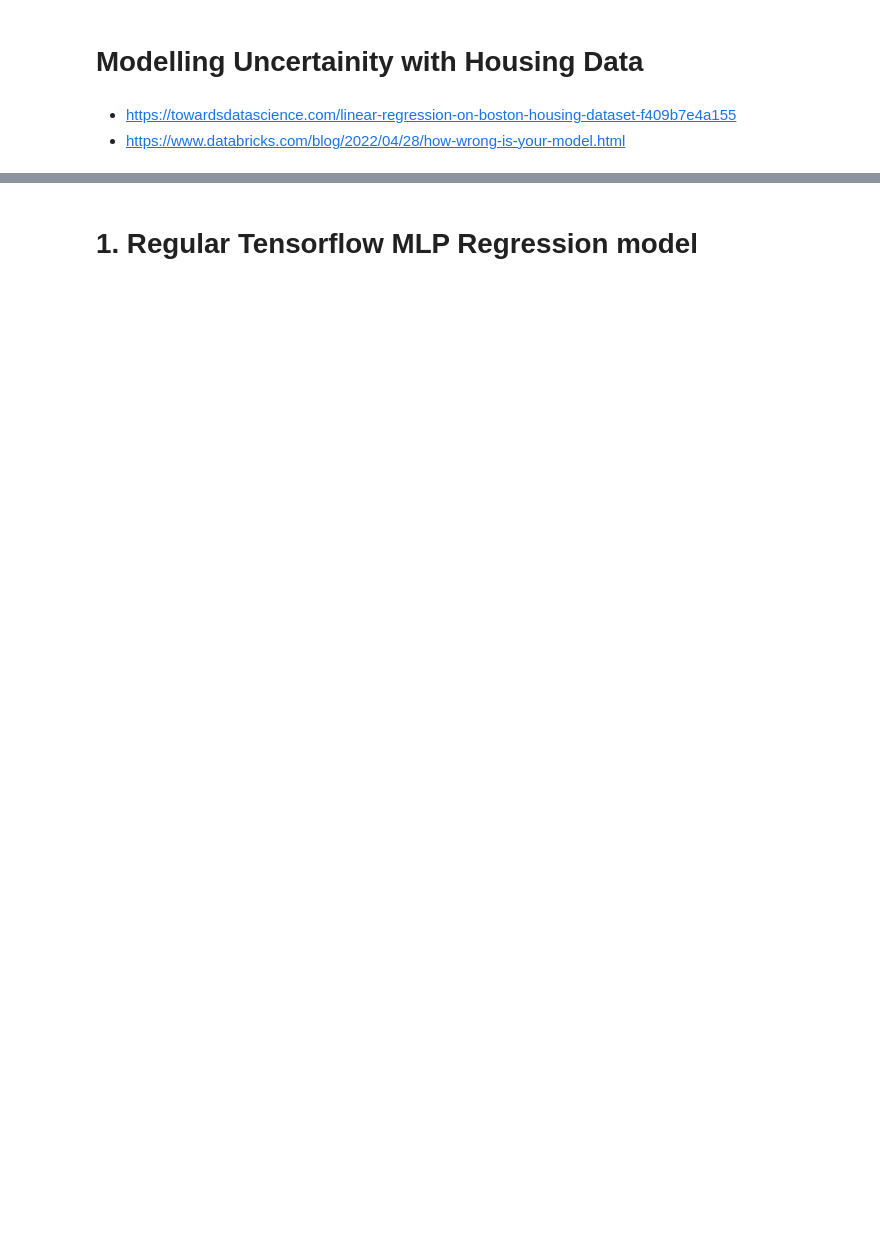
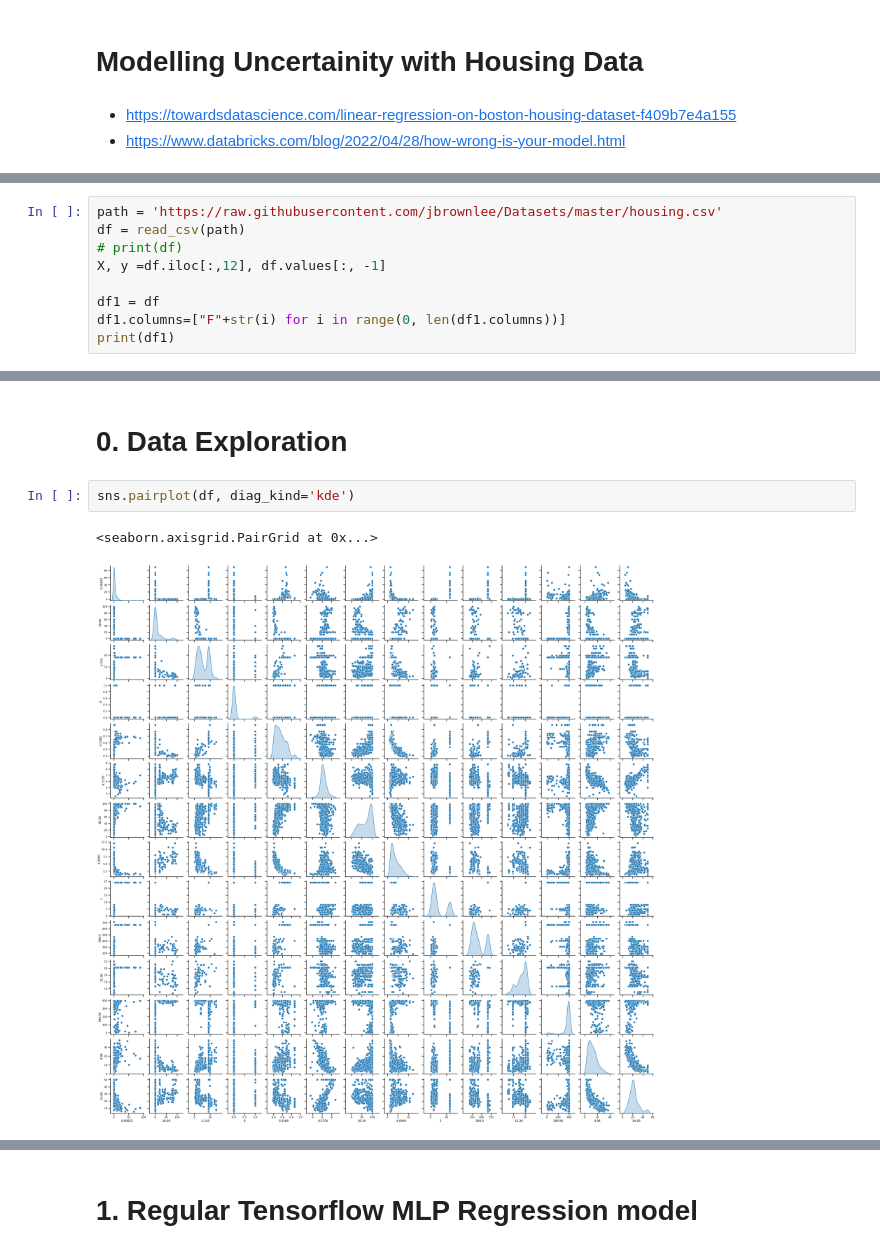
Before and after one commit to Simha-Kalimipalli/sentinel_sat_downloader, a Jupyter notebook: Estimate_prediction_process/Tensorflow_probability/Uncertainty_Tensorflow_and_Tensorflow_probability.ipynb, the cells around one changed output, grey strips where cells are left out. Drawn from its saved outputs; the diff is of its cells as text; blank space fills up the shorter version.

```diff
--- a/Estimate_prediction_process/Tensorflow_probability/Uncertainty_Tensorflow_and_Tensorflow_probability.ipynb
+++ b/Estimate_prediction_process/Tensorflow_probability/Uncertainty_Tensorflow_and_Tensorflow_probability.ipynb
@@ -5,0 +21,9 @@
+# %%
+path = 'https://raw.githubusercontent.com/jbrownlee/Datasets/master/housing.csv'
+df = read_csv(path)
+# print(df)
+X, y =df.iloc[:,12], df.values[:, -1]
+
+df1 = df
+df1.columns=["F"+str(i) for i in range(0, len(df1.columns))]
+print(df1)
@@ -5,0 +69,7 @@
+# %% [markdown]
+# 0. Data Exploration
+# %%
+sns.pairplot(df, diag_kind='kde')
+# %% [output]
+<seaborn.axisgrid.PairGrid at 0x...>
+[figure, added]
```
Also changed, not shown: parts of 29 cells of this notebook, 1 other file.
